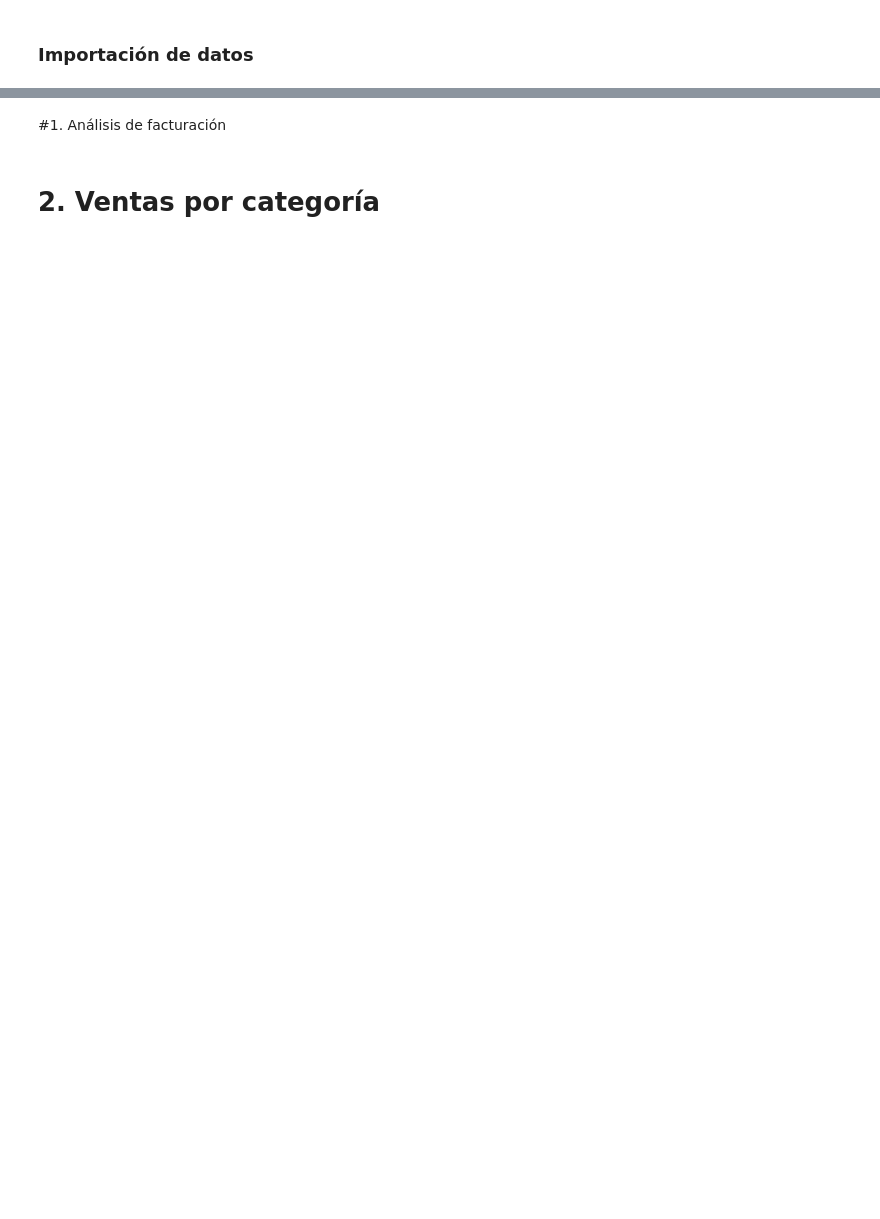
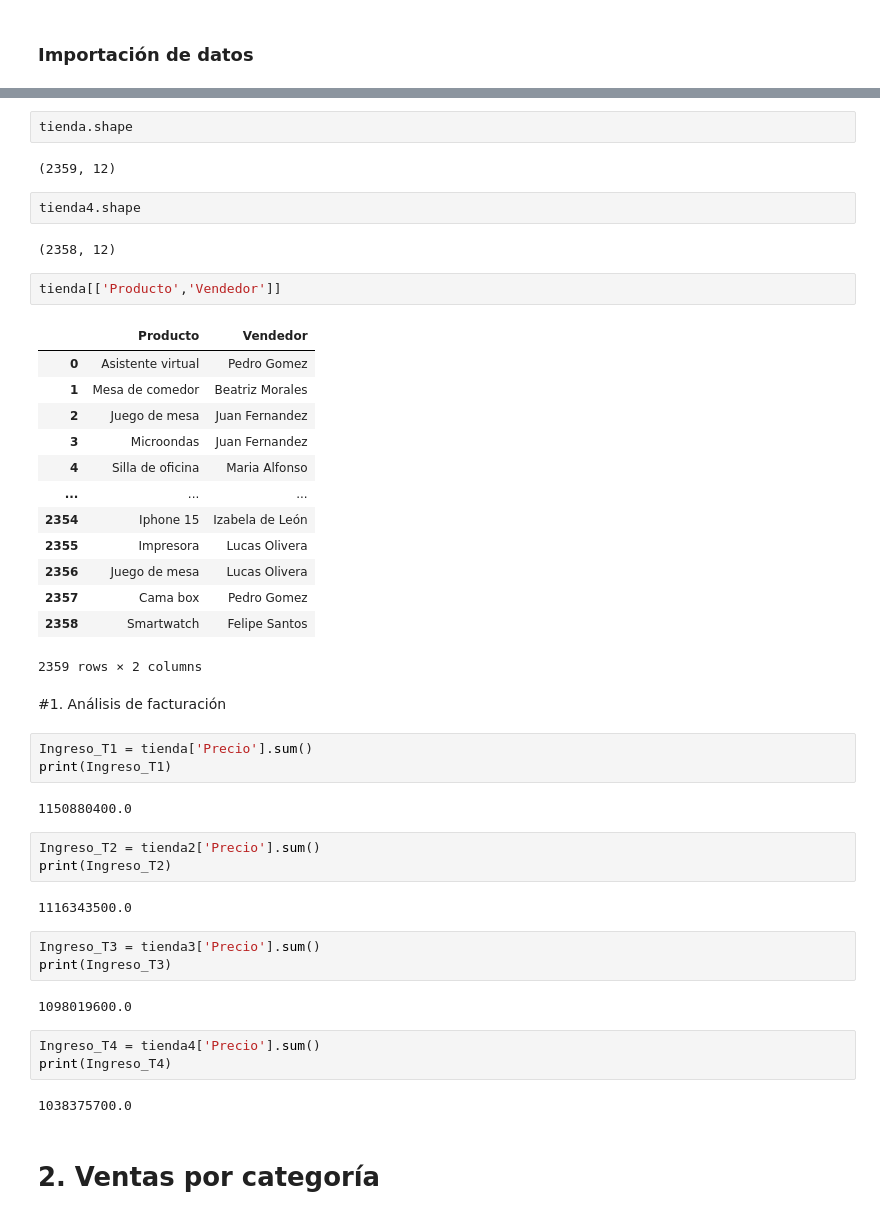
Before and after one commit to Mijael126/Challenge_analisis_datos-, a Jupyter notebook: AluraStoreLatam.ipynb, the cells around one changed output, grey strips where cells are left out. Cells and saved outputs as stored; diff of their text form; blank space fills up the shorter version.

```diff
--- a/AluraStoreLatam.ipynb
+++ b/AluraStoreLatam.ipynb
@@ -21,7 +23,51 @@ tienda.head()
 | 2 | Juego de mesa | Juguetes | 209600.0 | 15900.0 | 15/03/2021 | Juan Fernandez | Cartagena | ... |
 | 3 | Microondas | Electrodomésticos | 757500.0 | 41000.0 | 03/05/2022 | Juan Fernandez | Cali | ... |
 | 4 | Silla de oficina | Muebles | 335200.0 | 20200.0 | 07/11/2020 | Maria Alfonso | Medellín | ... |
+# %%
+tienda.shape
+# %% [output]
+(2359, 12)
+# %%
+tienda4.shape
+# %% [output]
+(2358, 12)
+# %%
+tienda[['Producto','Vendedor']]
+# %% [output]
+|  | Producto | Vendedor |
+| 0 | Asistente virtual | Pedro Gomez |
+| 1 | Mesa de comedor | Beatriz Morales |
+| 2 | Juego de mesa | Juan Fernandez |
+| 3 | Microondas | Juan Fernandez |
+| 4 | Silla de oficina | Maria Alfonso |
+| ... | ... | ... |
+| 2354 | Iphone 15 | Izabela de León |
+| 2355 | Impresora | Lucas Olivera |
+| 2356 | Juego de mesa | Lucas Olivera |
+| 2357 | Cama box | Pedro Gomez |
+| 2358 | Smartwatch | Felipe Santos |
+2359 rows × 2 columns
 # %% [markdown]
 #1. Análisis de facturación
+# %%
+Ingreso_T1 = tienda['Precio'].sum()
+print(Ingreso_T1)
+# %% [output]
+1150880400.0
+# %%
+Ingreso_T2 = tienda2['Precio'].sum()
+print(Ingreso_T2)
+# %% [output]
+1116343500.0
+# %%
+Ingreso_T3 = tienda3['Precio'].sum()
+print(Ingreso_T3)
+# %% [output]
+1098019600.0
+# %%
+Ingreso_T4 = tienda4['Precio'].sum()
+print(Ingreso_T4)
+# %% [output]
+1038375700.0
 # %% [markdown]
 # 2. Ventas por categoría
```
Also changed, not shown: parts of 15 cells of this notebook.
